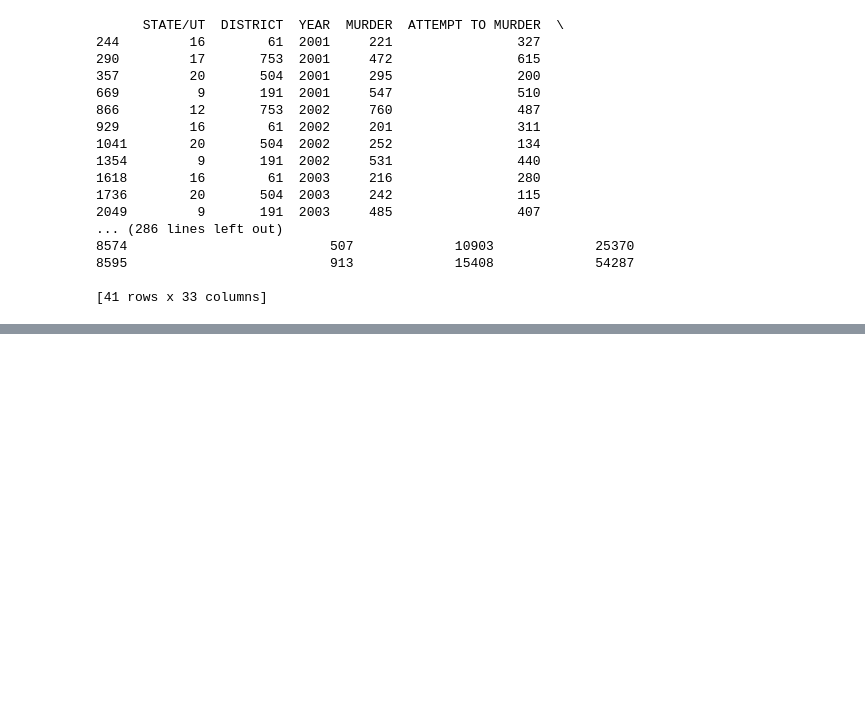
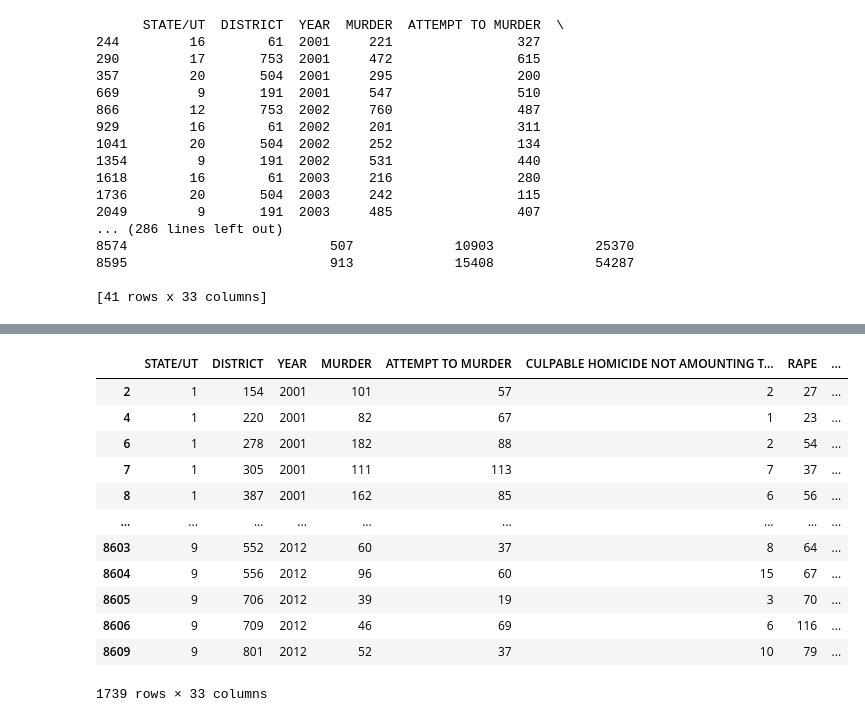
Before and after one commit to nehasg13/Crimes_in_India, a Jupyter notebook: india_cimes4.ipynb, the cells around one changed output, grey strips where cells are left out. Drawn from its saved outputs; the diff is of its cells as text; code cells hidden in the pictures; blank space fills up the shorter version.

```diff
--- a/india_cimes4.ipynb
+++ b/india_cimes4.ipynb
@@ -203,0 +221,17 @@ higher.
+# %%
+moderate_area = pd.DataFrame(cluster_2_District)
+moderate_area
+# %% [output]
+|  | STATE/UT | DISTRICT | YEAR | MURDER | ATTEMPT TO MURDER | CULPABLE HOMICIDE NOT AMOUNTING T... | RAPE | ... |
+| 2 | 1 | 154 | 2001 | 101 | 57 | 2 | 27 | ... |
+| 4 | 1 | 220 | 2001 | 82 | 67 | 1 | 23 | ... |
+| 6 | 1 | 278 | 2001 | 182 | 88 | 2 | 54 | ... |
+| 7 | 1 | 305 | 2001 | 111 | 113 | 7 | 37 | ... |
+| 8 | 1 | 387 | 2001 | 162 | 85 | 6 | 56 | ... |
+| ... | ... | ... | ... | ... | ... | ... | ... | ... |
+| 8603 | 9 | 552 | 2012 | 60 | 37 | 8 | 64 | ... |
+| 8604 | 9 | 556 | 2012 | 96 | 60 | 15 | 67 | ... |
+| 8605 | 9 | 706 | 2012 | 39 | 19 | 3 | 70 | ... |
+| 8606 | 9 | 709 | 2012 | 46 | 69 | 6 | 116 | ... |
+| 8609 | 9 | 801 | 2012 | 52 | 37 | 10 | 79 | ... |
+1739 rows × 33 columns
```
Also changed, not shown: parts of 4 cells of this notebook.
